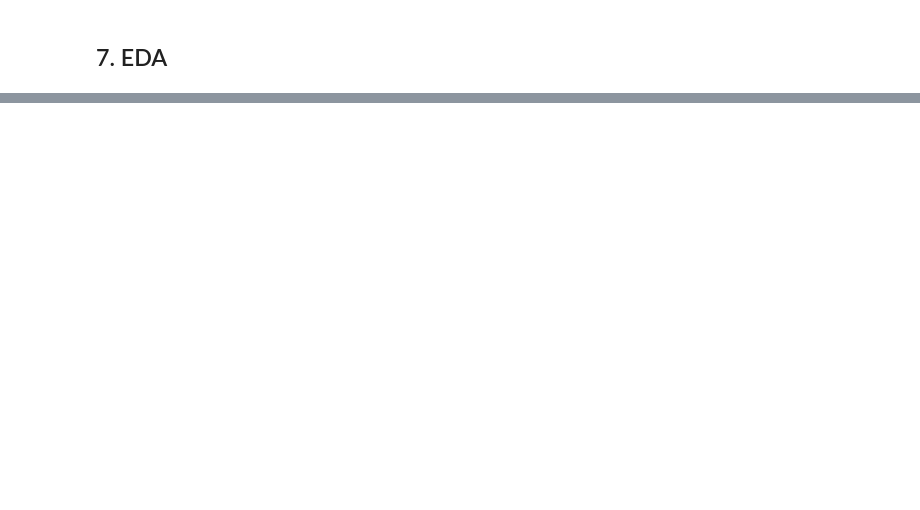
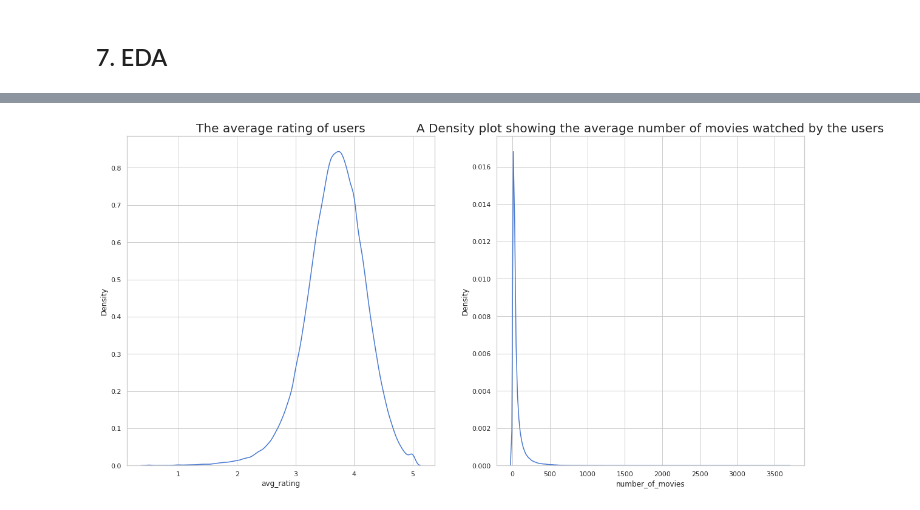
Before and after one commit to VicariousVision/Classification-CB2, a Jupyter notebook: Kaggle_notebook.ipynb, the cells around one changed output, grey strips where cells are left out. Cells and saved outputs as stored; diff of their text form; code cells hidden in the pictures; blank space fills up the shorter version.

Commit message:
Kaggle Notebook | CB2 Movie Classifier | Version 7

```diff
--- a/Kaggle_notebook.ipynb
+++ b/Kaggle_notebook.ipynb
@@ -236,0 +246,14 @@ memory usage: 305.2 MB
+# %%
+# Create a Dataframe consisting of the users average rating the give per user and number of times they have rated movies
+train1 = pd.DataFrame(df_train.groupby('userId')['rating'].agg('mean').reset_index())
+train1_2 = pd.DataFrame(df_train.groupby('userId')['rating'].count().reset_index())
+# Merge the above to dataframe
+train1 = train1.merge(train1_2,on='userId',how = 'left')
+# Rename the columns respectively
+train1.rename(columns={'rating_x':'avg_rating','rating_y':'number_of_movies'},inplace = True)
+
+# Sort the data in descending of the number of movies the user has rated
+train1 = train1.sort_values('number_of_movies', ascending = False)
+
+# Show 5 observations
+train1.head()
@@ -236,0 +267,19 @@ memory usage: 305.2 MB
+# %%
+# Initialize the plot with set figure size
+fig, ax = plt.subplots(1,2,figsize=(20, 10))
+
+# Create a densityplot to visualise the density of the ratings per users
+sns.kdeplot(ax=ax[0], x='avg_rating', data=train1)
+ax[0].set_title("The average rating of users",fontsize = 20)
+
+# Set the tick labels to appear in non-scientific form
+plt.ticklabel_format(style='plain', axis='y', useOffset=False)
+
+# Create a KDE plot of the rating the users
+sns.kdeplot(ax=ax[1], x='number_of_movies', data=train1[1:])
+ax[1].set_title("A Density plot showing the average number of movies watched by the users",fontsize = 20)
+
+# Show density plot
+plt.show()
+# %% [output]
+[figure, added]
```
Also changed, not shown: parts of 12 cells of this notebook.
